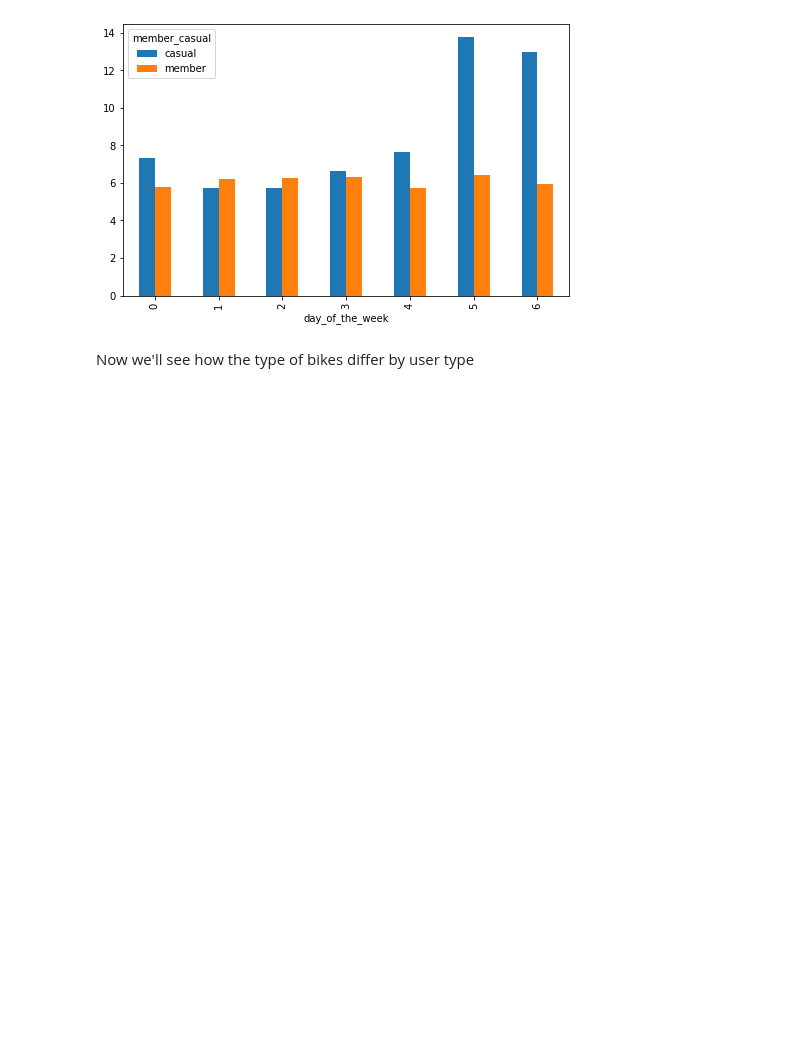
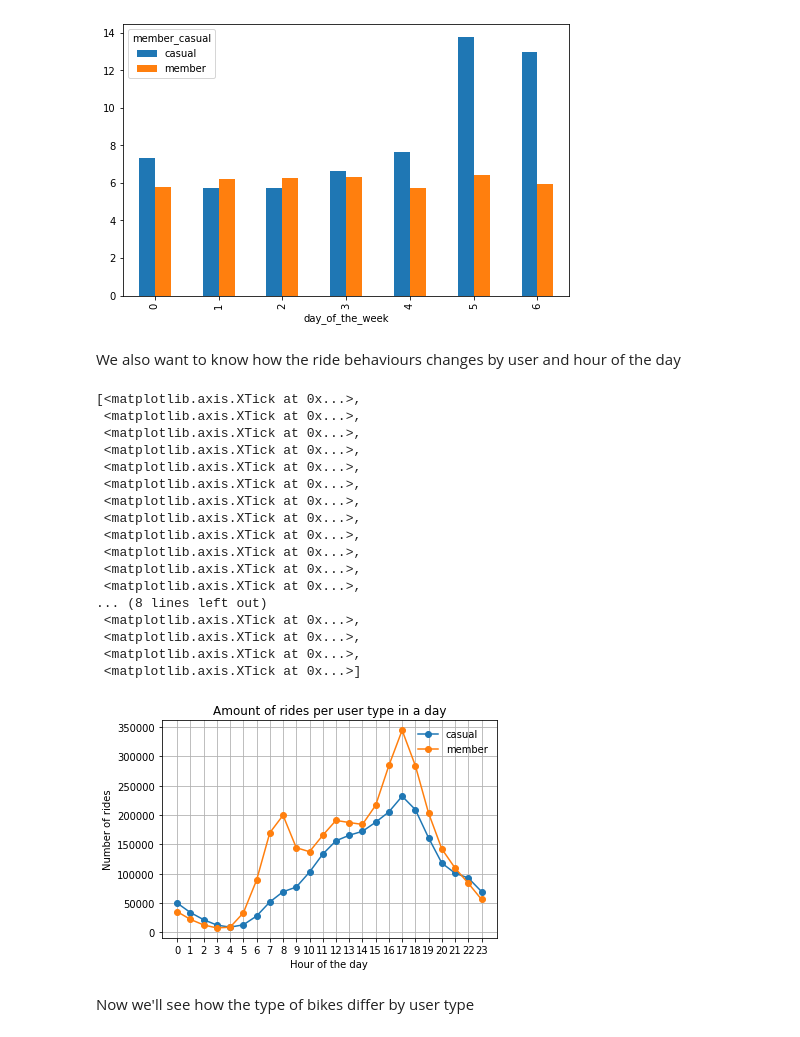
Before and after one commit to AlvaroValdelamar/Google-Data-Capstone-Project, a Jupyter notebook: src/main_script.ipynb, the cells around one changed output. Drawn from its saved outputs; the diff is of its cells as text; code cells hidden in the pictures; blank space fills up the shorter version.

```diff
--- a/src/main_script.ipynb
+++ b/src/main_script.ipynb
@@ -687,6 +687,43 @@ ax = trips_2021_2022.groupby(['day_of_the_week',
                         figsize=(8,5))
 # %% [output]
 [figure]
+# %% [markdown]
+We also want to know how the ride behaviours changes by user and hour of the day
+# %%
+
+ax1 = trips_2021_2022.loc[trips_2021_2022['member_casual']=='casual'].groupby(
+                                [trips_2021_2022['started_at'].dt.hour]).size(
+                                ).plot(kind='line', style='o-', legend=True)
+
+
+ax2 = trips_2021_2022.loc[trips_2021_2022['member_casual']=='member'].groupby(
+                                [trips_2021_2022['started_at'].dt.hour]).size(
+                                ).plot(kind='line', style='o-', grid=True)
+
+ax2.legend(['casual', 'member'], framealpha=0)
+ax2.set_title('Amount of rides per user type in a day')
+ax2.set_xlabel('Hour of the day')
+ax2.set_ylabel('Number of rides')
+ax2.set_xticks(np.arange(0, 24, 1))
+# %% [output]
+[<matplotlib.axis.XTick at 0x...>,
+ <matplotlib.axis.XTick at 0x...>,
+ <matplotlib.axis.XTick at 0x...>,
+ <matplotlib.axis.XTick at 0x...>,
+ <matplotlib.axis.XTick at 0x...>,
+ <matplotlib.axis.XTick at 0x...>,
+ <matplotlib.axis.XTick at 0x...>,
+ <matplotlib.axis.XTick at 0x...>,
+ <matplotlib.axis.XTick at 0x...>,
+ <matplotlib.axis.XTick at 0x...>,
+ <matplotlib.axis.XTick at 0x...>,
+ <matplotlib.axis.XTick at 0x...>,
+... (8 lines left out)
+ <matplotlib.axis.XTick at 0x...>,
+ <matplotlib.axis.XTick at 0x...>,
+ <matplotlib.axis.XTick at 0x...>,
+ <matplotlib.axis.XTick at 0x...>]
+[figure, added]
 # %% [markdown]
 Now we'll see how the type of bikes differ by user type
 # %%
```
Also changed, not shown: parts of 3 cells of this notebook.
